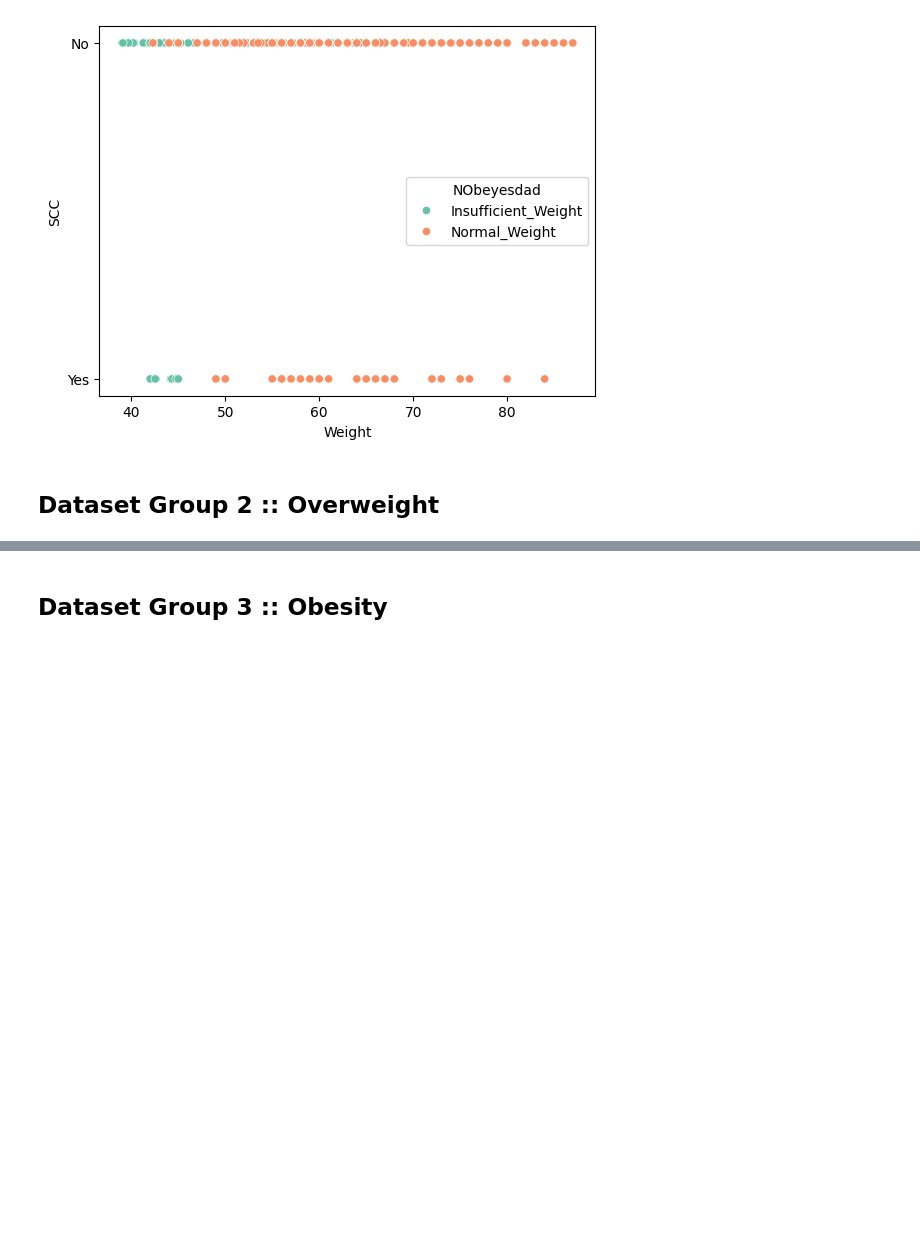
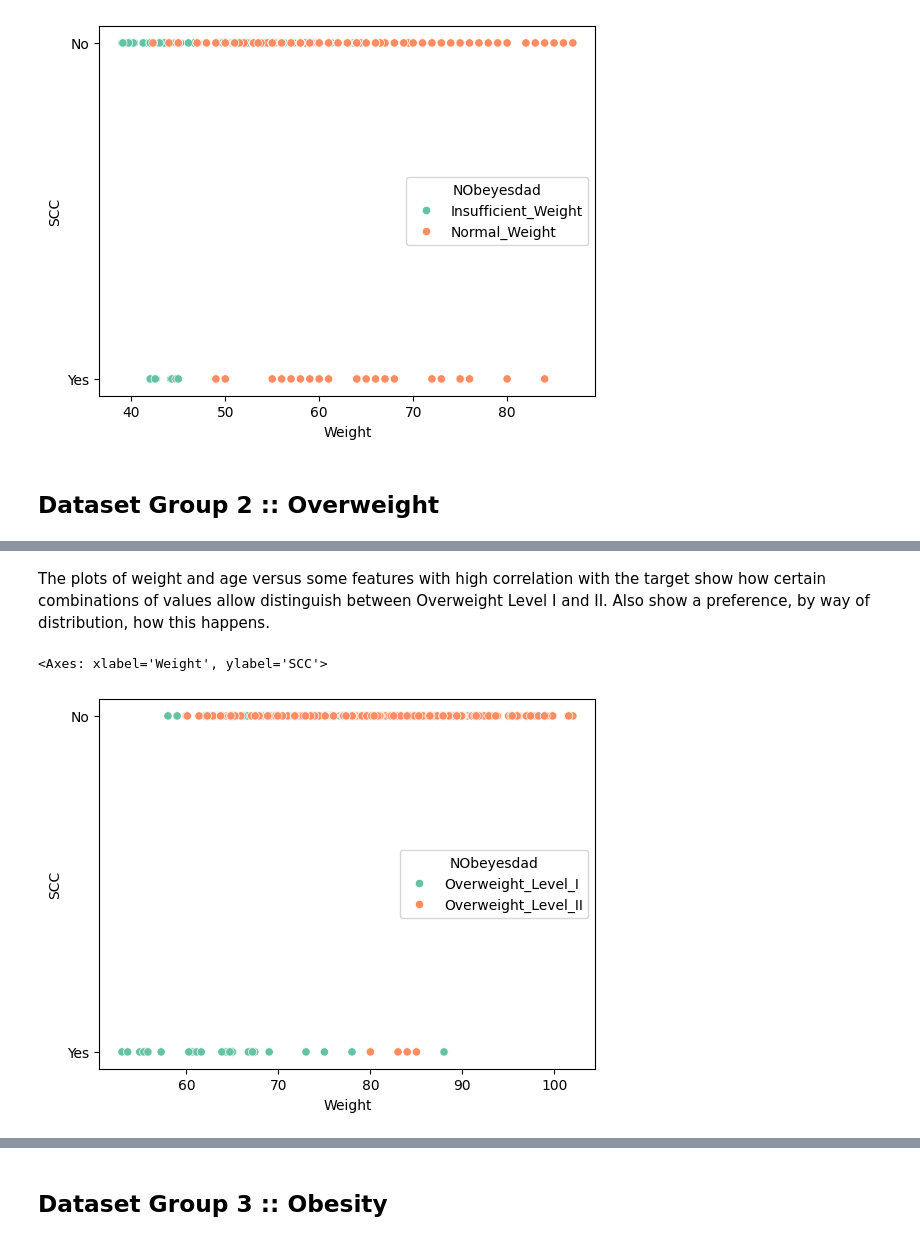
Before and after one commit to alexisuaguilaru/Obesity_Levels_Model, a Jupyter notebook: Exploratory_Data_Analysis/ExploratoryDataAnalysis.ipynb, the cells around one changed output, grey strips where cells are left out. Cells and saved outputs as stored; diff of their text form; code cells hidden in the pictures; blank space fills up the shorter version.

Commit message:
ADD plots and observations to Data Analysis in EDA

```diff
--- a/Exploratory_Data_Analysis/ExploratoryDataAnalysis.ipynb
+++ b/Exploratory_Data_Analysis/ExploratoryDataAnalysis.ipynb
@@ -286,0 +289,7 @@ sns.heatmap(CorrelationMatrix_Group2,mask=MaskValues_Group2,cmap='RdYlBu',ytickl
+# %% [markdown]
+The plots of weight and age versus some features with high correlation with the target show how certain combinations of values allow distinguish between Overweight Level I and II. Also show a preference, by way of distribution, how this happens.
+# %%
+sns.scatterplot(ObesityDataset_Group2,x='Weight',y='SCC',hue='NObeyesdad',palette='Set2')
+# %% [output]
+<Axes: xlabel='Weight', ylabel='SCC'>
+[figure, added]
```
Also changed, not shown: parts of 6 cells of this notebook.
